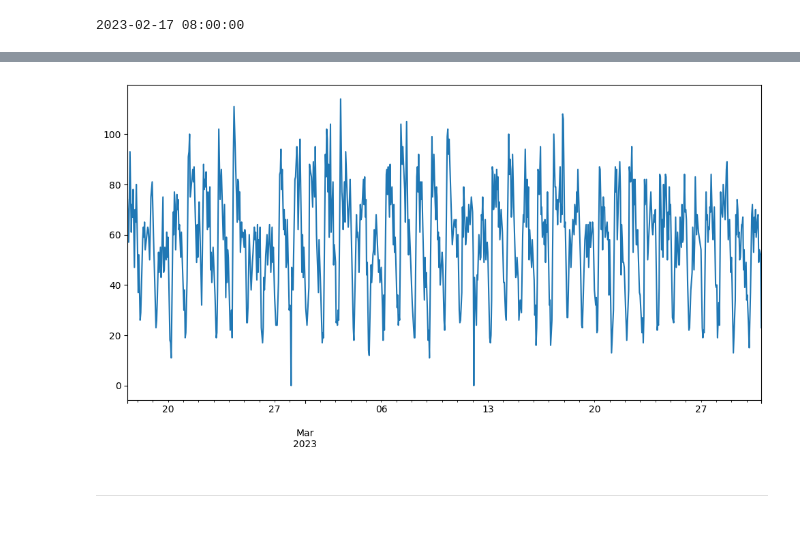
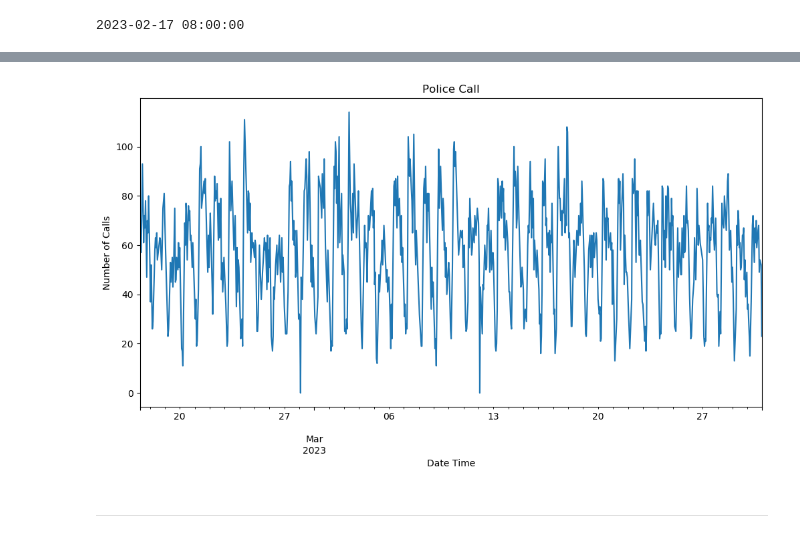
Before and after one commit to zalvatore/Predicting_Police_Activity, a Jupyter notebook: 3_Calls_ DeepAR.ipynb, the cells around one changed output, grey strips where cells are left out. Cells and saved outputs as stored; diff of their text form; code cells hidden in the pictures.

```diff
--- a/3_Calls_ DeepAR.ipynb
+++ b/3_Calls_ DeepAR.ipynb
@@ -184,10 +174,13 @@ time_series_calls
 # %%
 plt.figure(figsize=(12, 6))
 plt.style.use('fast')
 time_series_calls[0].plot()
+plt.title("Police Call")
+plt.ylabel('Number of Calls')
+plt.xlabel('Date Time')
 plt.show()
 # %% [output]
-[figure, old version]
+[figure, new version]
 # %% [markdown]
 ***
 # %% [markdown]
```
Also changed, not shown: parts of 36 cells of this notebook.
